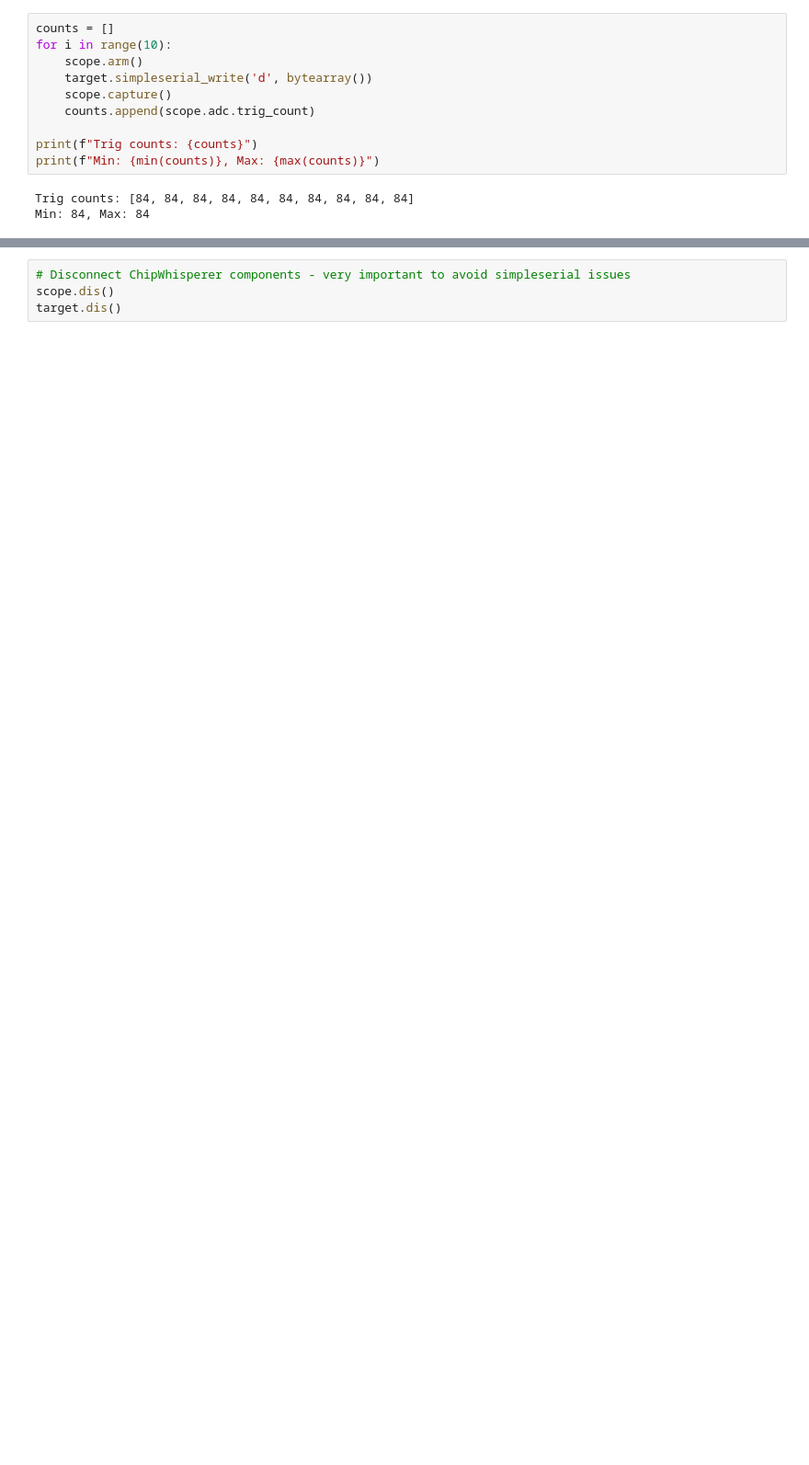
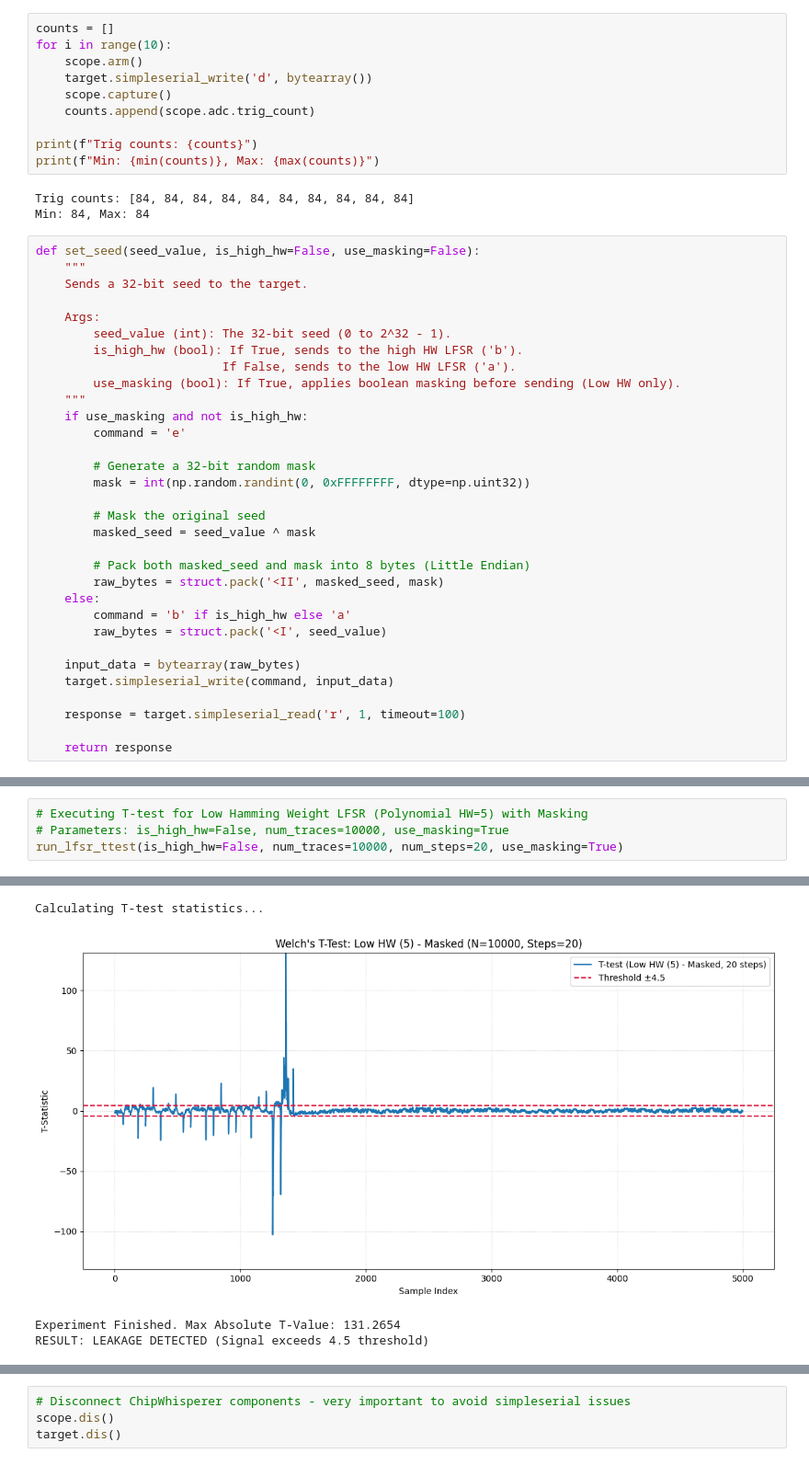
Before and after one commit to talor1321/secured_hardware_final_project, a Jupyter notebook: jupyter.ipynb, the cells around one changed output, grey strips where cells are left out. Shown at 92% size. Drawn from its saved outputs; the diff is of its cells as text; blank space fills up the shorter version.

```diff
--- a/jupyter.ipynb
+++ b/jupyter.ipynb
@@ -317,3 +320,35 @@ print(f"Min: {min(counts)}, Max: {max(counts)}")
 # %% [output]
 Trig counts: [84, 84, 84, 84, 84, 84, 84, 84, 84, 84]
 Min: 84, Max: 84
+# %%
+def set_seed(seed_value, is_high_hw=False, use_masking=False):
+    """
+    Sends a 32-bit seed to the target.
+
+    Args:
+        seed_value (int): The 32-bit seed (0 to 2^32 - 1).
+        is_high_hw (bool): If True, sends to the high HW LFSR ('b').
+                          If False, sends to the low HW LFSR ('a').
+        use_masking (bool): If True, applies boolean masking before sending (Low HW only).
+    """
+    if use_masking and not is_high_hw:
+        command = 'e'
+
+        # Generate a 32-bit random mask
+        mask = int(np.random.randint(0, 0xFFFFFFFF, dtype=np.uint32))
+
+        # Mask the original seed
+        masked_seed = seed_value ^ mask
+
+        # Pack both masked_seed and mask into 8 bytes (Little Endian)
+        raw_bytes = struct.pack('<II', masked_seed, mask)
+    else:
+        command = 'b' if is_high_hw else 'a'
+        raw_bytes = struct.pack('<I', seed_value)
+
+    input_data = bytearray(raw_bytes)
+    target.simpleserial_write(command, input_data)
+
+    response = target.simpleserial_read('r', 1, timeout=100)
+
+    return response
@@ -319,0 +441,5 @@ Min: 84, Max: 84
+# %%
+# Executing T-test for Low Hamming Weight LFSR (Polynomial HW=5) with Masking
+# Parameters: is_high_hw=False, num_traces=10000, use_masking=True
+run_lfsr_ttest(is_high_hw=False, num_traces=10000, num_steps=20, use_masking=True)
+# %% [output]
@@ -319,0 +447,4 @@ Min: 84, Max: 84
+Calculating T-test statistics...
+[figure, added]
+Experiment Finished. Max Absolute T-Value: 131.2654
+RESULT: LEAKAGE DETECTED (Signal exceeds 4.5 threshold)
```
Also changed, not shown: parts of 10 cells of this notebook, 2 other files.
